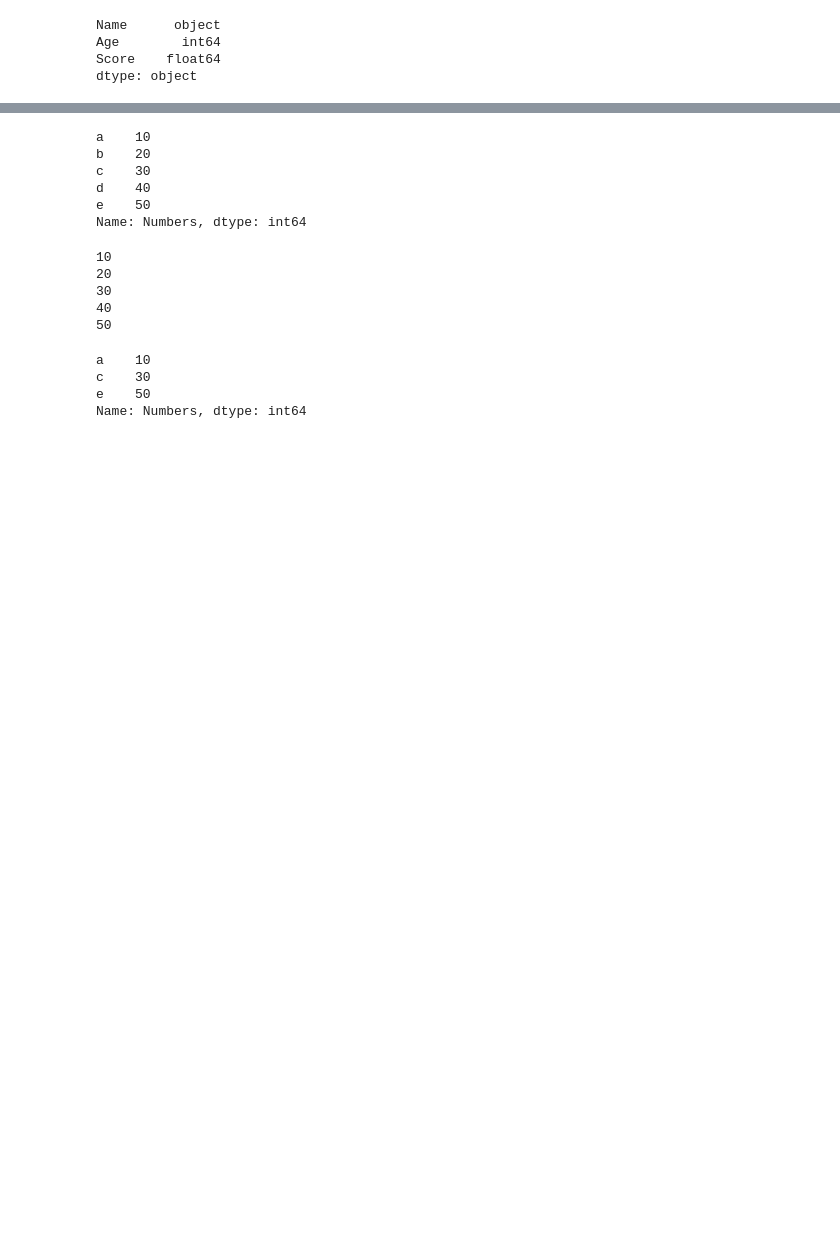
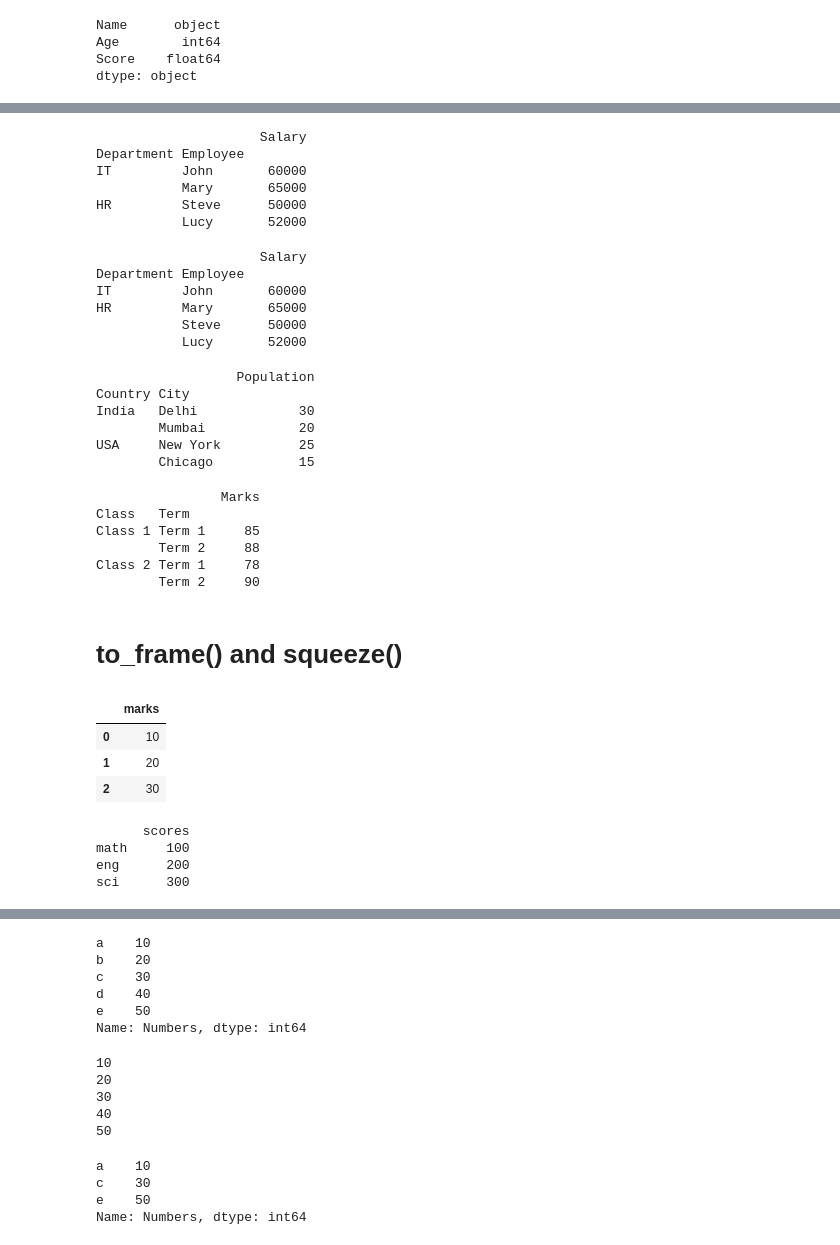
Before and after one commit to Masireddyvamshi/Exploratory_Data_Analysis, a Jupyter notebook: PandasYT.ipynb, the cells around one changed output, grey strips where cells are left out. Saved outputs shown, nothing was run; the diff lists cells and outputs as text; code cells hidden in the pictures; blank space fills up the shorter version.

```diff
--- a/PandasYT.ipynb
+++ b/PandasYT.ipynb
@@ -190,0 +980,77 @@ dtype: object
+# %%
+arrays=[['IT','IT',"HR","HR"],['John','Mary','Steve','Lucy']]
+index=pd.MultiIndex.from_arrays(arrays,names=['Department','Employee'])
+df=pd.DataFrame({'Salary':[60000,65000,50000,52000]},index=index)
+print(df)
+# %% [output]
+                     Salary
+Department Employee
+IT         John       60000
+           Mary       65000
+HR         Steve      50000
+           Lucy       52000
+# %%
+arrays=[['IT','HR',"HR","HR"],['John','Mary','Steve','Lucy']]
+index=pd.MultiIndex.from_arrays(arrays,names=['Department','Employee'])
+df=pd.DataFrame({'Salary':[60000,65000,50000,52000]},index=index)
+print(df)
+# %% [output]
+                     Salary
+Department Employee
+IT         John       60000
+HR         Mary       65000
+           Steve      50000
+           Lucy       52000
+# %%
+tuples = [
+    ('India', 'Delhi'),
+    ('India', 'Mumbai'),
+    ('USA', 'New York'),
+    ('USA', 'Chicago')
+]
+
+index = pd.MultiIndex.from_tuples(tuples, names=['Country', 'City'])
+
+df = pd.DataFrame({'Population': [30, 20, 25, 15]}, index=index)
+print(df)
+# %% [output]
+                  Population
+Country City
+India   Delhi             30
+        Mumbai            20
+USA     New York          25
+        Chicago           15
+# %%
+index = pd.MultiIndex.from_product(
+    [['Class 1', 'Class 2'], ['Term 1', 'Term 2']],
+    names=['Class', 'Term']
+)
+df = pd.DataFrame({'Marks': [85, 88, 78, 90]}, index=index)
+print(df)
+# %% [output]
+                Marks
+Class   Term
+Class 1 Term 1     85
+        Term 2     88
+Class 2 Term 1     78
+        Term 2     90
+# %% [markdown]
+# to_frame() and squeeze()
+# %%
+s = pd.Series([10, 20, 30], name='marks')
+df = s.to_frame()
+df
+# %% [output]
+|  | marks |
+| 0 | 10 |
+| 1 | 20 |
+| 2 | 30 |
+# %%
+s = pd.Series([100, 200, 300], index=['math', 'eng', 'sci'])
+df = s.to_frame(name='scores')
+print(df)
+# %% [output]
+      scores
+math     100
+eng      200
+sci      300
```
Also changed, not shown: parts of 118 cells of this notebook.
